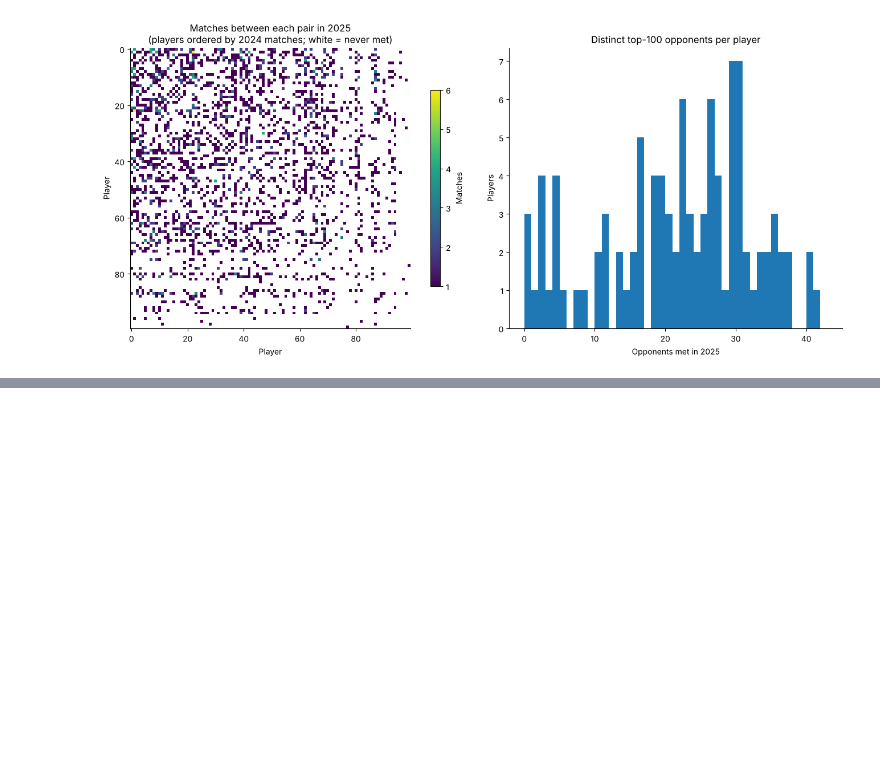
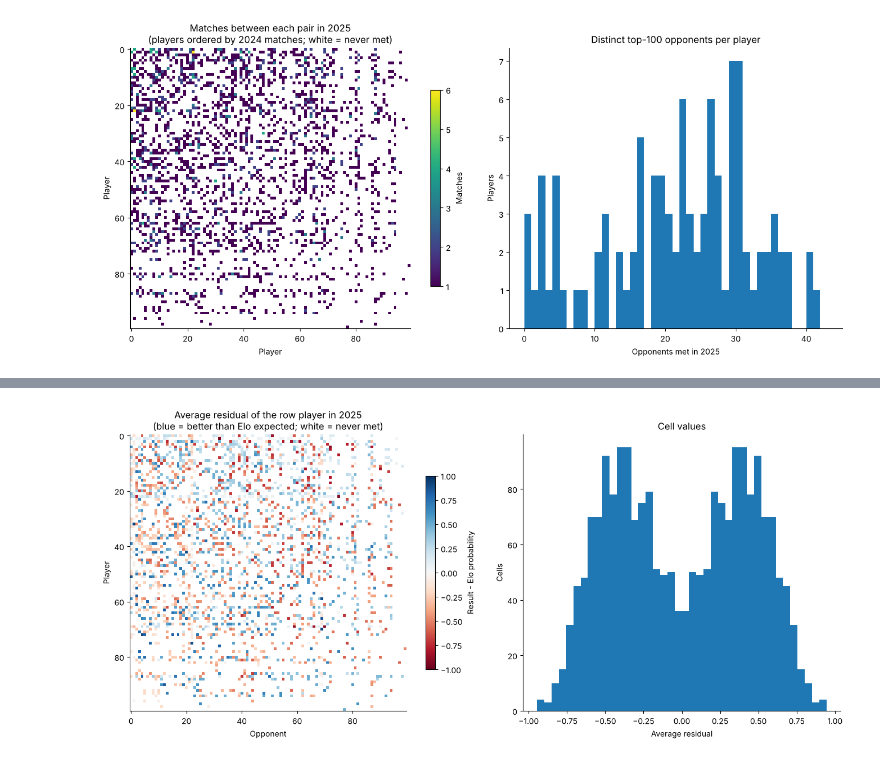
Before and after one commit to noahgoalen/git-practice, a Jupyter notebook: tennis-segmentation/nmf.ipynb, the cells around one changed output, grey strips where cells are left out. Cells and saved outputs as stored; diff of their text form; code cells hidden in the pictures; blank space fills up the shorter version.

```diff
--- a/tennis-segmentation/nmf.ipynb
+++ b/tennis-segmentation/nmf.ipynb
@@ -206,0 +190,25 @@ Options, depending on what the factors should capture:
+# %%
+pair_matches = matches[(matches["Year"] == 2025)
+                       & matches["Winner"].isin(players)
+                       & matches["Loser"].isin(players)]
+rows = []
+for w, l, p in zip(pair_matches["Winner"], pair_matches["Loser"],
+                   pair_matches["elo_p"]):
+    rows.append((w, l, 1 - p))   # winner: 1 - their win probability
+    rows.append((l, w, 0 - (1 - p)))  # loser: 0 - their win probability
+residuals = pd.DataFrame(rows, columns=["player", "opponent", "residual"])
+average = residuals.groupby(["player", "opponent"])["residual"].mean()
+residual_matrix = (average.unstack()
+                   .reindex(index=players, columns=players))
+
+values = residual_matrix.to_numpy()
+filled = np.isfinite(values)
+print(f"Cells with a value: {filled.sum():,} of {values.size:,} "
+      f"({filled.mean():.1%}); pairs: {filled.sum() // 2:,} of 4,950")
+print(f"Same cells as the meetings matrix: "
+      f"{(filled == (matrix.to_numpy() > 0)).all()}")
+print(f"Antisymmetric: {np.allclose(values[filled], -values.T[filled])}")
+print(f"Residuals range from {np.nanmin(values):+.2f} to "
+      f"{np.nanmax(values):+.2f}; mean of filled cells "
+      f"{np.nanmean(values):+.3f}")
+residual_matrix.iloc[:8, :8].round(2)
@@ -206,0 +264,17 @@ Options, depending on what the factors should capture:
+# %%
+fig, axes = plt.subplots(1, 2, figsize=(14, 6),
+                         gridspec_kw={"width_ratios": [1.2, 1]})
+im = axes[0].imshow(residual_matrix, cmap="RdBu", vmin=-1, vmax=1,
+                    interpolation="nearest")
+axes[0].set_title("Average residual of the row player in 2025\n"
+                  "(blue = better than Elo expected; white = never met)")
+axes[0].set_xlabel("Opponent")
+axes[0].set_ylabel("Player")
+fig.colorbar(im, ax=axes[0], shrink=0.7, label="Result - Elo probability")
+axes[1].hist(values[filled], bins=40)
+axes[1].set_title("Cell values")
+axes[1].set_xlabel("Average residual")
+axes[1].set_ylabel("Cells")
+plt.tight_layout()
+# %% [output]
+[figure, added]
```
Also changed, not shown: parts of 14 cells of this notebook, 1 other file.
